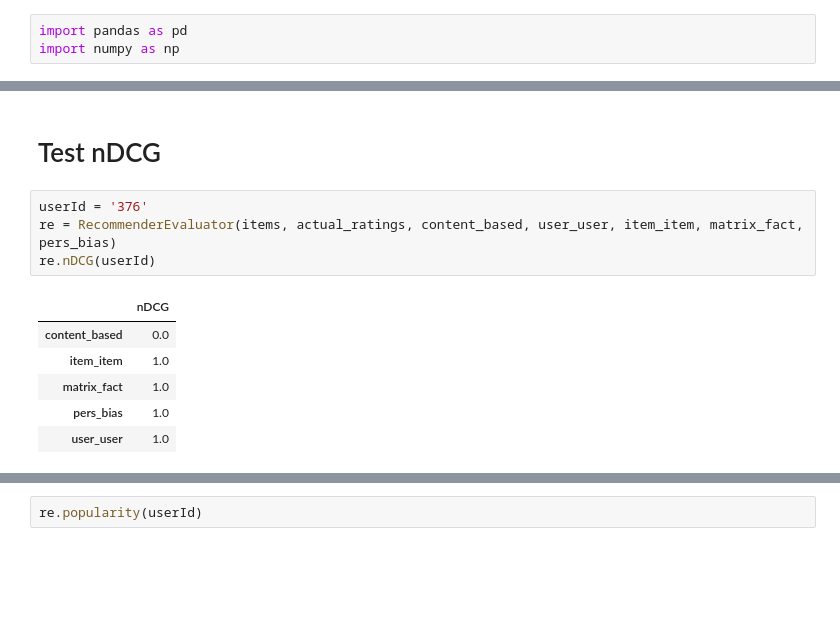
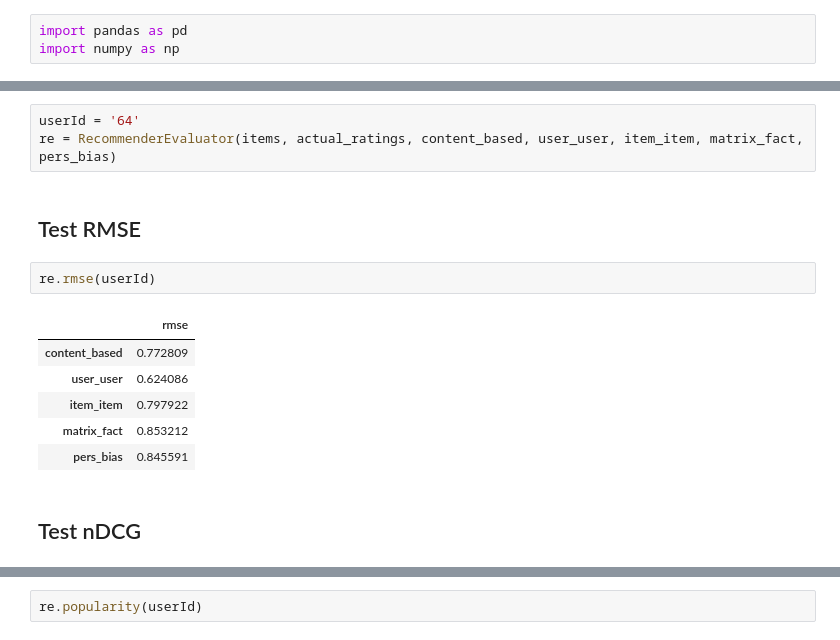
Before and after one commit to caiomiyashiro/RecommenderSystemsNotebooks, a Jupyter notebook: Month 5 Part I - Capstone Assignment II - Metrics Calculation.ipynb, the cells around one changed output, grey strips where cells are left out. Cells and saved outputs as stored; diff of their text form; blank space fills up the shorter version.

```diff
--- a/Month 5 Part I - Capstone Assignment II - Metrics Calculation.ipynb
+++ b/Month 5 Part I - Capstone Assignment II - Metrics Calculation.ipynb
@@ -197,13 +245,16 @@ class RecommenderEvaluator:
+# %%
+userId = '64'
+re = RecommenderEvaluator(items, actual_ratings, content_based, user_user, item_item, matrix_fact, pers_bias)
+# %% [markdown]
+## Test RMSE
+# %%
+re.rmse(userId)
+# %% [output]
+|  | rmse |
+| content_based | 0.772809 |
+| user_user | 0.624086 |
+| item_item | 0.797922 |
+| matrix_fact | 0.853212 |
+| pers_bias | 0.845591 |
 # %% [markdown]
-# Test nDCG
+## Test nDCG
-# %%
-userId = '376'
-re = RecommenderEvaluator(items, actual_ratings, content_based, user_user, item_item, matrix_fact, pers_bias)
-re.nDCG(userId)
-# %% [output]
-|  | nDCG |
-| content_based | 0.0 |
-| item_item | 1.0 |
-| matrix_fact | 1.0 |
-| pers_bias | 1.0 |
-| user_user | 1.0 |
```
Also changed, not shown: parts of 18 cells of this notebook.
